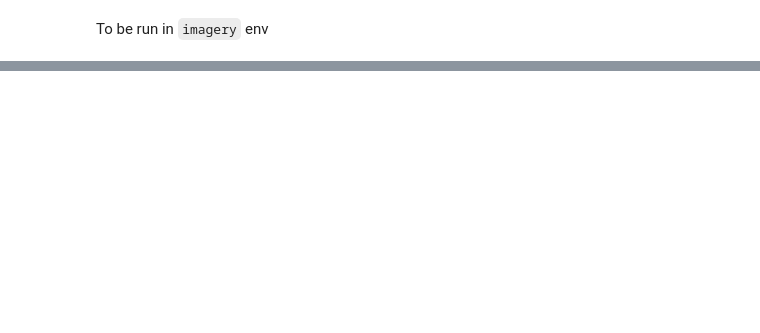
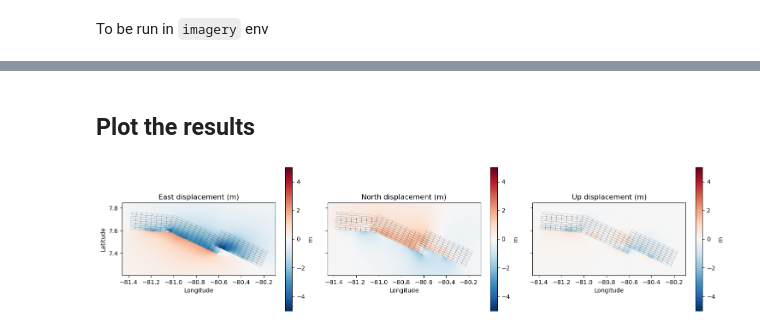
Before and after one commit to zoe-yin/insar_surface-def_tools, a Jupyter notebook: ffm2los/ffm2los.ipynb, the cells around one changed output, grey strips where cells are left out. Saved outputs shown, nothing was run; the diff lists cells and outputs as text; code cells hidden in the pictures; blank space fills up the shorter version.

Commit message:
Rewrites ffm2dips code to only use Solution.txt input

```diff
--- a/ffm2los/ffm2los.ipynb
+++ b/ffm2los/ffm2los.ipynb
@@ -29,0 +13,6 @@ Writing Okada Displacement File...
+# %%
+# solfile = '/Users/hyin/soft/insar_surface-def_tools/ffm2los/Solution_test_normal.txt'
+solfile = '/Users/hyin/usgs_mendenhall/events/20261009_panama/ffm/20261017/NP1.16/Solution.txt'
+
+cutde_sources = cutde.read_solution_sources(solfile)
+# cutde_sources.tris
@@ -29,0 +27,5 @@ Writing Okada Displacement File...
+# %%
+# Try a grid
+lon, lat, geotransform = cutde.grid_around(cutde_sources, pad_km=10, res=0.005)
+u = cutde.surface_displacement(cutde_sources, lon, lat)      # (ny, nx, 3)
+bands = np.moveaxis(u, -1, 0)                # (3, ny, nx)
@@ -29,0 +52,39 @@ Writing Okada Displacement File...
+# %% [markdown]
+## Plot the results
+# %%
+import numpy as np
+import matplotlib.pyplot as plt
+
+vmax = 5
+# --- raster extent from the geotransform (pixel edges, north-up) ---
+ny, nx = lon.shape
+west, north = geotransform[0], geotransform[3]
+east, south = west + nx * geotransform[1], north + ny * geotransform[5]
+
+src = cutde_sources
+
+# --- fault footprint: surface projection of each subfault rectangle ---
+n_sub = len(src.centers)
+corners = np.concatenate([src.tris[:n_sub], src.tris[n_sub:, 2:3]], axis=1)       # (N, 4, 3): the 4 corners of each subfault
+fx, fy = src.to_lonlat(corners[:, :, 0].ravel(), corners[:, :, 1].ravel())
+fx, fy = fx.reshape(-1, 4), fy.reshape(-1, 4)
+
+# --- three panels: East, North, Up ---
+titles = ["East displacement (m)", "North displacement (m)", "Up displacement (m)"]
+fig, axes = plt.subplots(1, 3, figsize=(15, 4.5), sharex=True, sharey=True)
+for i, (ax, title) in enumerate(zip(axes, titles)):
+    comp = u[:, :, i]
+    im = ax.imshow(comp, extent=[west, east, south, north], origin="upper",
+                   cmap="RdBu_r", vmin=-vmax, vmax=vmax)         # red = positive (east / north / up)
+    for k in range(n_sub):
+        ax.plot(np.append(fx[k], fx[k, 0]), np.append(fy[k], fy[k, 0]), color="k", lw=0.1)
+    ax.set_title(title)
+    ax.set_xlabel("Longitude")
+    ax.set_aspect(1 / np.cos(np.radians(lat.mean())))            # so 1 km looks the same in x and y
+    fig.colorbar(im, ax=ax, shrink=0.8, label="m")
+axes[0].set_ylabel("Latitude")
+plt.tight_layout()
+plt.savefig("displacement.png", dpi=200)
+plt.show()
+# %% [output]
+[figure, added]
```
Also changed, not shown: parts of 5 cells of this notebook, 12 other files.
